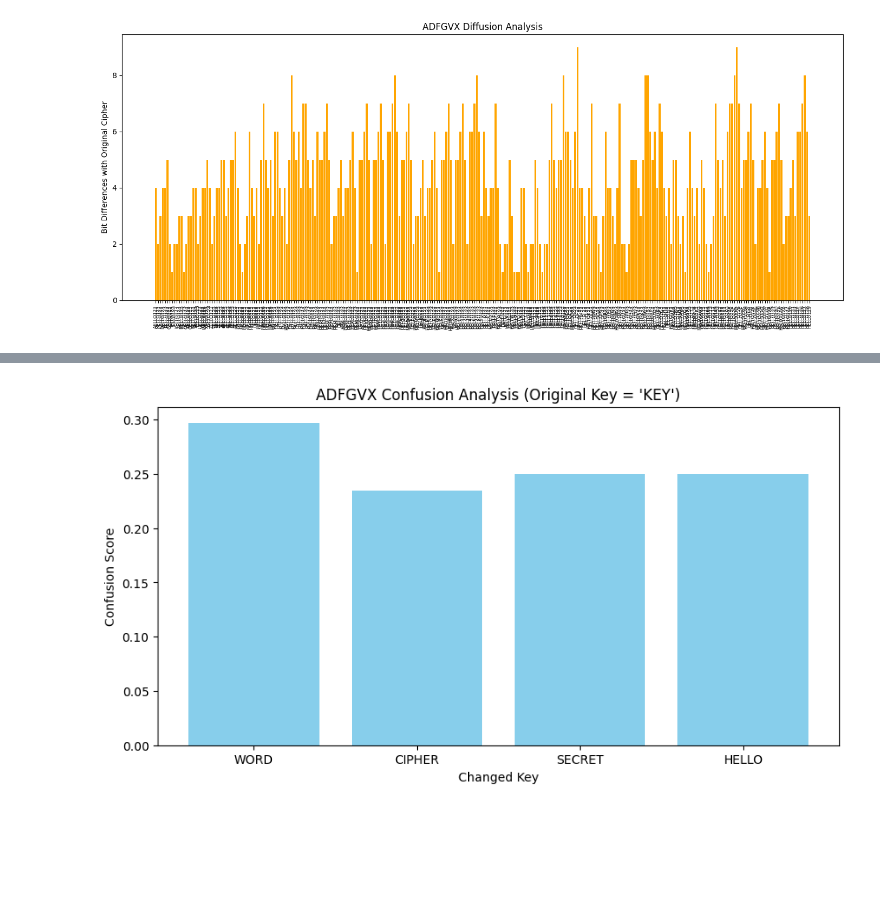
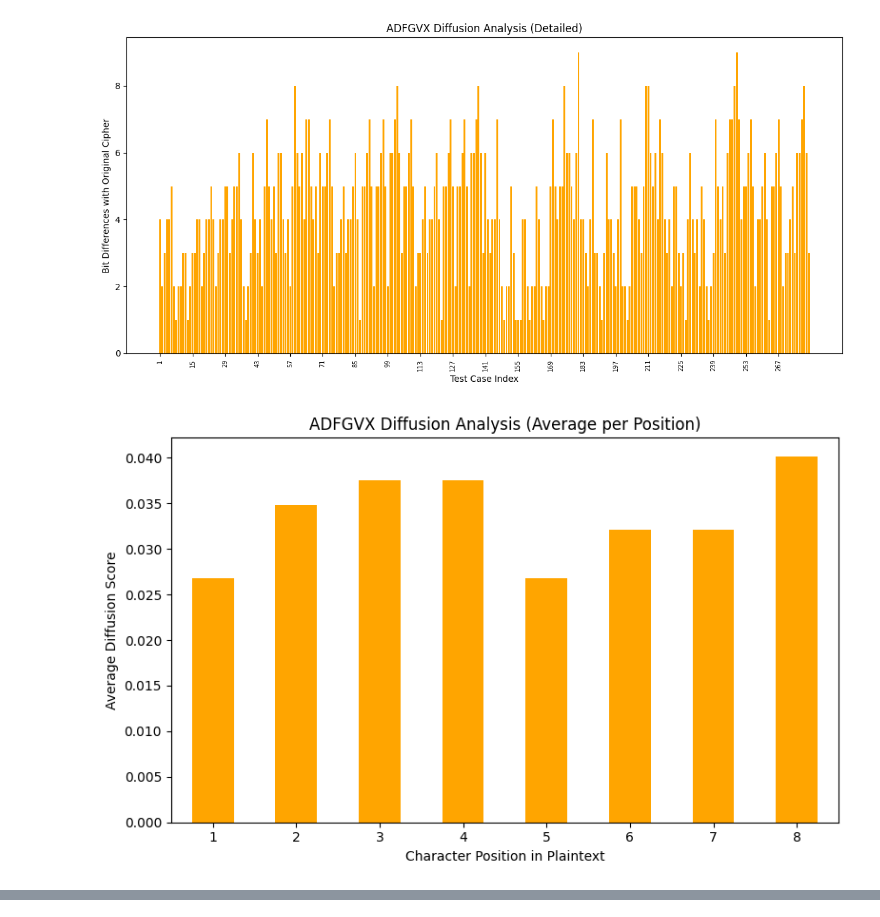
Before and after one commit to AshakUmesh/Learn-Python, a Jupyter notebook: Ciphers/IS_Ciphers.ipynb, the cells around one changed output, grey strips where cells are left out. Cells and saved outputs as stored; diff of their text form; code cells hidden in the pictures; blank space fills up the shorter version.

```diff
--- a/Ciphers/IS_Ciphers.ipynb
+++ b/Ciphers/IS_Ciphers.ipynb
@@ -197,6 +171,7 @@ Total rows generated: 25
 import pandas as pd
 import matplotlib.pyplot as plt
 import math
+import string
 
 # -----------------------------
 # ADFGVX Cipher Implementation
@@ -213,6 +188,7 @@ for r in adfgvx:
         i += 1
 
 def adfgvx_encrypt(plaintext, key):
+    """Encrypt plaintext with ADFGVX cipher (Polybius + columnar transposition)."""
     plaintext = plaintext.upper().replace(" ", "")
 
     # Step 1: substitution using Polybius square
@@ -240,6 +216,7 @@ def adfgvx_encrypt(plaintext, key):
 # Helper Functions
 # -----------------------------
 def hamming_distance_bits(s1, s2):
+    """Bitwise Hamming distance between two equal-length strings."""
     xor_result = [ord(a) ^ ord(b) for a, b in zip(s1, s2)]
     return sum(bin(x).count("1") for x in xor_result)
 
@@ -273,6 +250,7 @@ for i, ch in enumerate(plaintext):
             "Original Char": ch,
             "Replaced With": replacement,
             "Modified Plaintext": modified,
+            "Ciphertext": var_cipher,
             "Bit Differences": bit_diff,
             "Diffusion Score": score
         })
@@ -280,34 +258,63 @@ for i, ch in enumerate(plaintext):
 df_diffusion = pd.DataFrame(diffusion_results)
 
 print("\n=== Diffusion Analysis (ADFGVX) ===\n")
-print(df_diffusion.head())
+print(df_diffusion.to_string(index=False))
 print("\nTotal rows:", df_diffusion.shape[0])
+print("Average Diffusion Score:", df_diffusion["Diffusion Score"].mean())
 
-plt.figure(figsize=(14,6))
+# Detailed diffusion plot (indices only)
+plt.figure(figsize=(12,6))
 plt.bar(range(len(df_diffusion)), df_diffusion["Bit Differences"], color="orange")
-plt.xticks(range(len(df_diffusion)), df_diffusion["Modified Plaintext"], rotation=90, fontsize=6)
+plt.xticks(
+    range(0, len(df_diffusion), max(1, len(df_diffusion)//20)),  # show ~20 labels max
+    range(1, len(df_diffusion)+1, max(1, len(df_diffusion)//20)),
+    rotation=90,
+    fontsize=7
+)
 plt.ylabel("Bit Differences with Original Cipher")
-plt.title("ADFGVX Diffusion Analysis")
+plt.xlabel("Test Case Index")
+plt.title("ADFGVX Diffusion Analysis (Detailed)")
+plt.tight_layout()
+plt.show()
+
+# Grouped diffusion plot (average per position)
+avg_by_pos = df_diffusion.groupby("Position Changed")["Diffusion Score"].mean()
+plt.figure(figsize=(8,5))
+avg_by_pos.plot(kind="bar", color="orange")
+plt.ylabel("Average Diffusion Score")
+plt.xlabel("Character Position in Plaintext")
+plt.title("ADFGVX Diffusion Analysis (Average per Position)")
+plt.xticks(rotation=0)
 plt.tight_layout()
 plt.show()
 
 # -----------------------------
 # Confusion Analysis
 # -----------------------------
-keys_to_test = ["KEY", "WORD", "CIPHER", "SECRET", "HELLO"]
-original_cipher_conf = adfgvx_encrypt(plaintext, "KEY")
+def generate_key_variations(key, alphabet=string.ascii_uppercase):
+    """Generate keys with single-character substitutions."""
+    variations = []
+    for i, ch in enumerate(key):
+        for repl in alphabet:
+            if repl != ch:
+                new_key = key[:i] + repl + key[i+1:]
+                variations.append(new_key)
+    return variations
+
+original_key = "KEY"
+original_cipher_conf = adfgvx_encrypt(plaintext, original_key)
 bits_total_conf = len(original_cipher_conf) * 8
 
 confusion_results = []
 
-for test_key in keys_to_test:
-    if test_key == "KEY":
-        continue
+key_variations = generate_key_variations(original_key)
+
+for test_key in key_variations:
     var_cipher = adfgvx_encrypt(plaintext, test_key)
     bit_diff = hamming_distance_bits(original_cipher_conf, var_cipher)
     score = confusion_score(original_cipher_conf, var_cipher)
     confusion_results.append({
-        "Original Key": "KEY",
+        "Original Key": original_key,
         "Changed Key": test_key,
         "Ciphertext (Changed Key)": var_cipher,
         "Bit Differences": bit_diff,
@@ -317,13 +324,24 @@ for test_key in keys_to_test:
 df_confusion = pd.DataFrame(confusion_results)
 
 print("\n=== Confusion Analysis (ADFGVX) ===\n")
-print(df_confusion)
+print(df_confusion.to_string(index=False))
+print("\nTotal rows:", df_confusion.shape[0])
+print("Average Confusion Score:", df_confusion["Confusion Score"].mean())
 
-plt.figure(figsize=(10,5))
-plt.bar(df_confusion["Changed Key"], df_confusion["Confusion Score"], color="skyblue")
-plt.xlabel("Changed Key")
-plt.ylabel("Confusion Score")
-plt.title("ADFGVX Confusion Analysis (Original Key = 'KEY')")
+# Plot confusion results (average by character position in key)
+df_confusion["Changed Position"] = [
+    next(i for i in range(len(original_key)) if original_key[i] != new[i])
+    for new in df_confusion["Changed Key"]
+]
+avg_conf_by_pos = df_confusion.groupby("Changed Position")["Confusion Score"].mean()
+
+plt.figure(figsize=(8,5))
+avg_conf_by_pos.plot(kind="bar", color="skyblue")
+plt.xlabel("Changed Character Position in Key")
+plt.ylabel("Average Confusion Score")
+plt.title(f"ADFGVX Confusion Analysis (Original Key = '{original_key}')")
+plt.xticks(rotation=0)
+plt.tight_layout()
 plt.show()
 # %% [output]
 === Diffusion Analysis (ADFGVX) ===
@@ -346,3 +364,4 @@ Total rows: 280
-[figure, old version]
+[figure, new version]
+[figure, new version]
 === Confusion Analysis (ADFGVX) ===
 
@@ -360 +382,0 @@ Total rows: 280
-[figure, old version]
```
Also changed, not shown: parts of 4 cells of this notebook.
